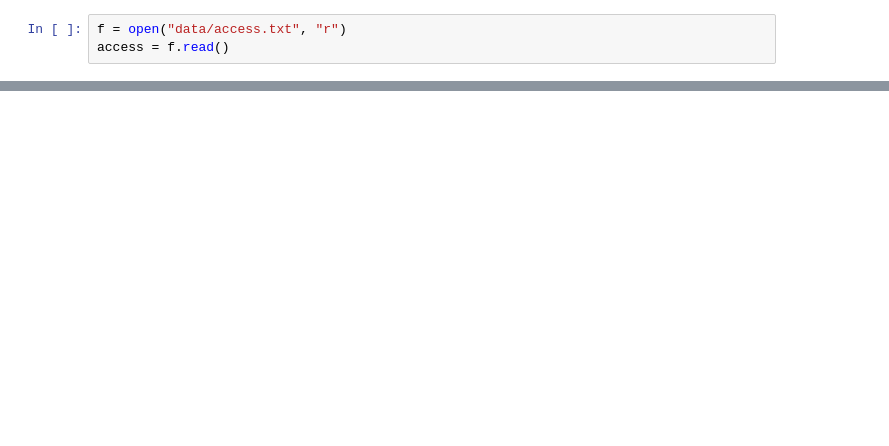
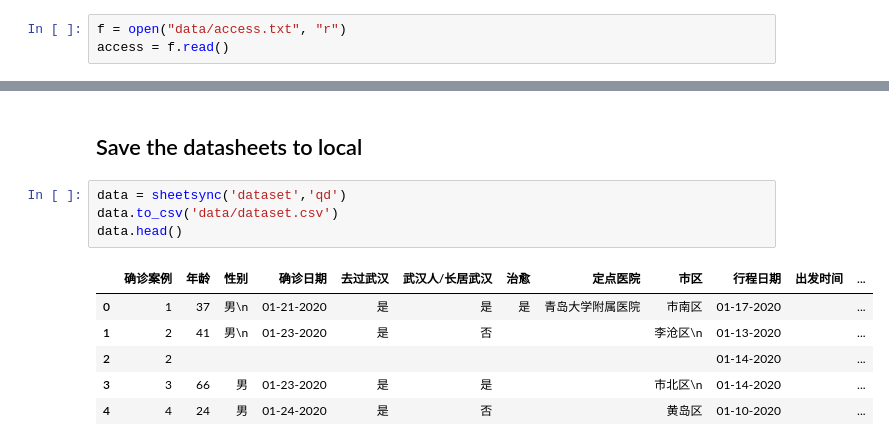
Before and after one commit to ffflora/ncov-visualization-qingdao, a Jupyter notebook: ds/preparation.ipynb, the cells around one changed output, grey strips where cells are left out. Drawn from its saved outputs; the diff is of its cells as text; blank space fills up the shorter version.

```diff
--- a/ds/preparation.ipynb
+++ b/ds/preparation.ipynb
@@ -248,0 +272,13 @@ True
+# %% [markdown]
+## Save the datasheets to local
+# %%
+data = sheetsync('dataset','qd')
+data.to_csv('data/dataset.csv')
+data.head()
+# %% [output]
+|  | 确诊案例 | 年龄 | 性别 | 确诊日期 | 去过武汉 | 武汉人/长居武汉 | 治愈 | 定点医院 | 市区 | 行程日期 | 出发时间 | ... |
+| 0 | 1 | 37 | 男\n | 01-21-2020 | 是 | 是 | 是 | 青岛大学附属医院 | 市南区 | 01-17-2020 |  | ... |
+| 1 | 2 | 41 | 男\n | 01-23-2020 | 是 | 否 |  |  | 李沧区\n | 01-13-2020 |  | ... |
+| 2 | 2 |  |  |  |  |  |  |  |  | 01-14-2020 |  | ... |
+| 3 | 3 | 66 | 男 | 01-23-2020 | 是 | 是 |  |  | 市北区\n | 01-14-2020 |  | ... |
+| 4 | 4 | 24 | 男 | 01-24-2020 | 是 | 否 |  |  | 黄岛区 | 01-10-2020 |  | ... |
```
Also changed, not shown: parts of 23 cells of this notebook, 8 other files.
